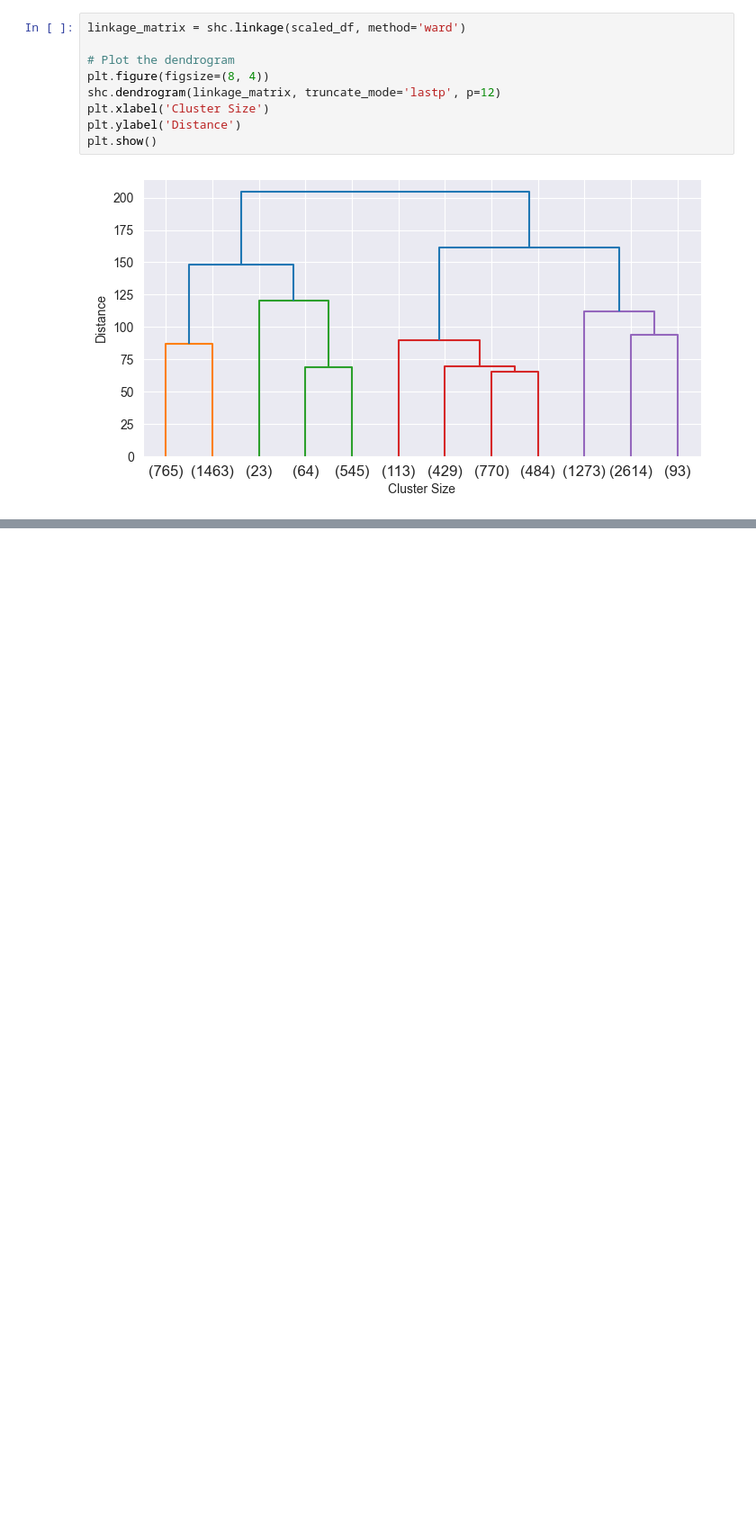
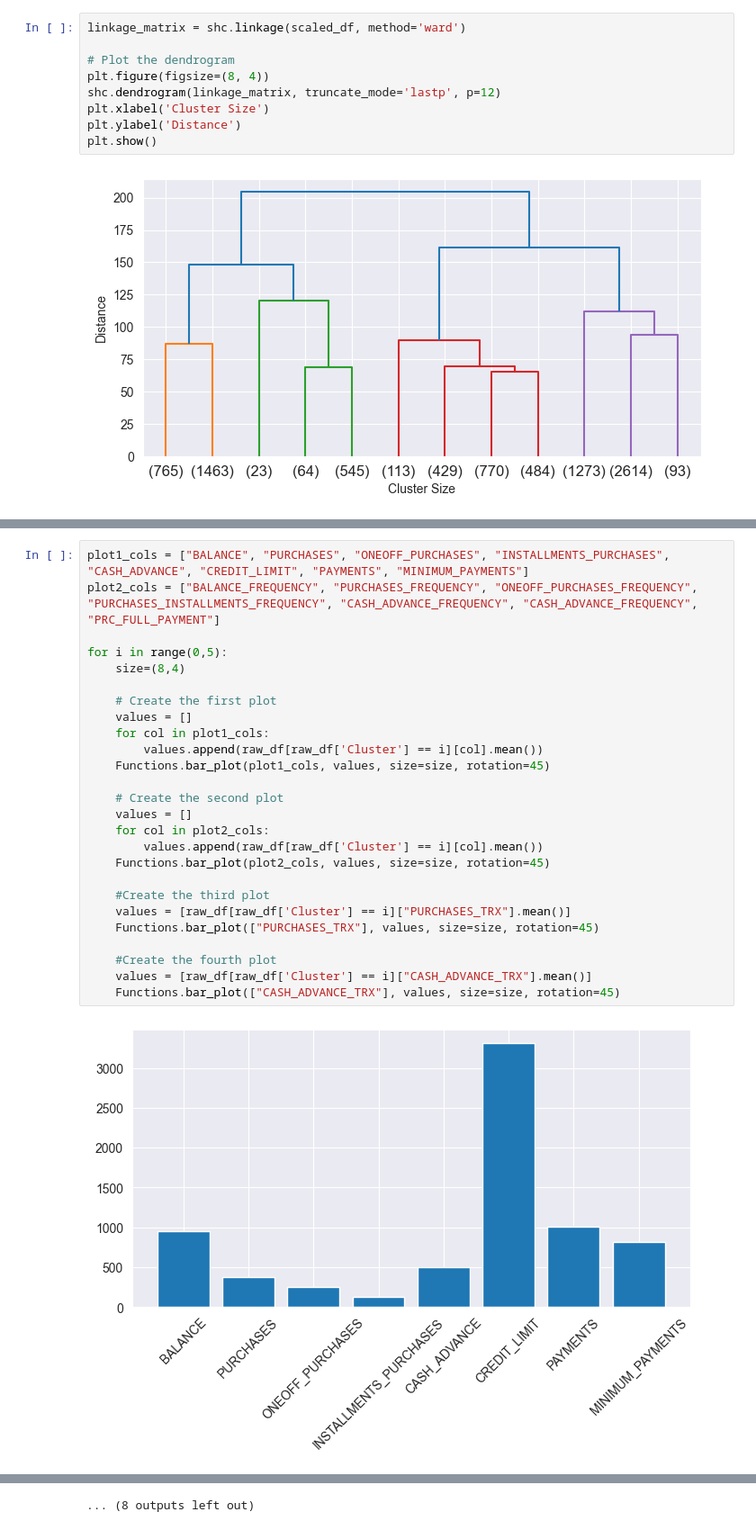
Before and after one commit to MikaParssinen/Applied-Machine-Learning, a Jupyter notebook: INL2/AgglomerativeClustering.ipynb, the cells around one changed output, grey strips where cells are left out. Shown: that part at 90% size. Cells and saved outputs as stored; diff of their text form; blank space fills up the shorter version.

```diff
--- a/INL2/AgglomerativeClustering.ipynb
+++ b/INL2/AgglomerativeClustering.ipynb
@@ -117,0 +65,28 @@ Cluster
+# %%
+plot1_cols = ["BALANCE", "PURCHASES", "ONEOFF_PURCHASES", "INSTALLMENTS_PURCHASES", "CASH_ADVANCE", "CREDIT_LIMIT", "PAYMENTS", "MINIMUM_PAYMENTS"]
+plot2_cols = ["BALANCE_FREQUENCY", "PURCHASES_FREQUENCY", "ONEOFF_PURCHASES_FREQUENCY", "PURCHASES_INSTALLMENTS_FREQUENCY", "CASH_ADVANCE_FREQUENCY", "CASH_ADVANCE_FREQUENCY", "PRC_FULL_PAYMENT"]
+
+for i in range(0,5):
+    size=(8,4)
+
+    # Create the first plot
+    values = []
+    for col in plot1_cols:
+        values.append(raw_df[raw_df['Cluster'] == i][col].mean())
+    Functions.bar_plot(plot1_cols, values, size=size, rotation=45)
+
+    # Create the second plot
+    values = []
+    for col in plot2_cols:
+        values.append(raw_df[raw_df['Cluster'] == i][col].mean())
+    Functions.bar_plot(plot2_cols, values, size=size, rotation=45)
+
+    #Create the third plot
+    values = [raw_df[raw_df['Cluster'] == i]["PURCHASES_TRX"].mean()]
+    Functions.bar_plot(["PURCHASES_TRX"], values, size=size, rotation=45)
+
+    #Create the fourth plot
+    values = [raw_df[raw_df['Cluster'] == i]["CASH_ADVANCE_TRX"].mean()]
+    Functions.bar_plot(["CASH_ADVANCE_TRX"], values, size=size, rotation=45)
+# %% [output]
+[figure, added]
@@ -117,0 +104 @@ Cluster
+... (8 outputs left out)
```
Also changed, not shown: parts of 4 cells of this notebook, 3 other files.
